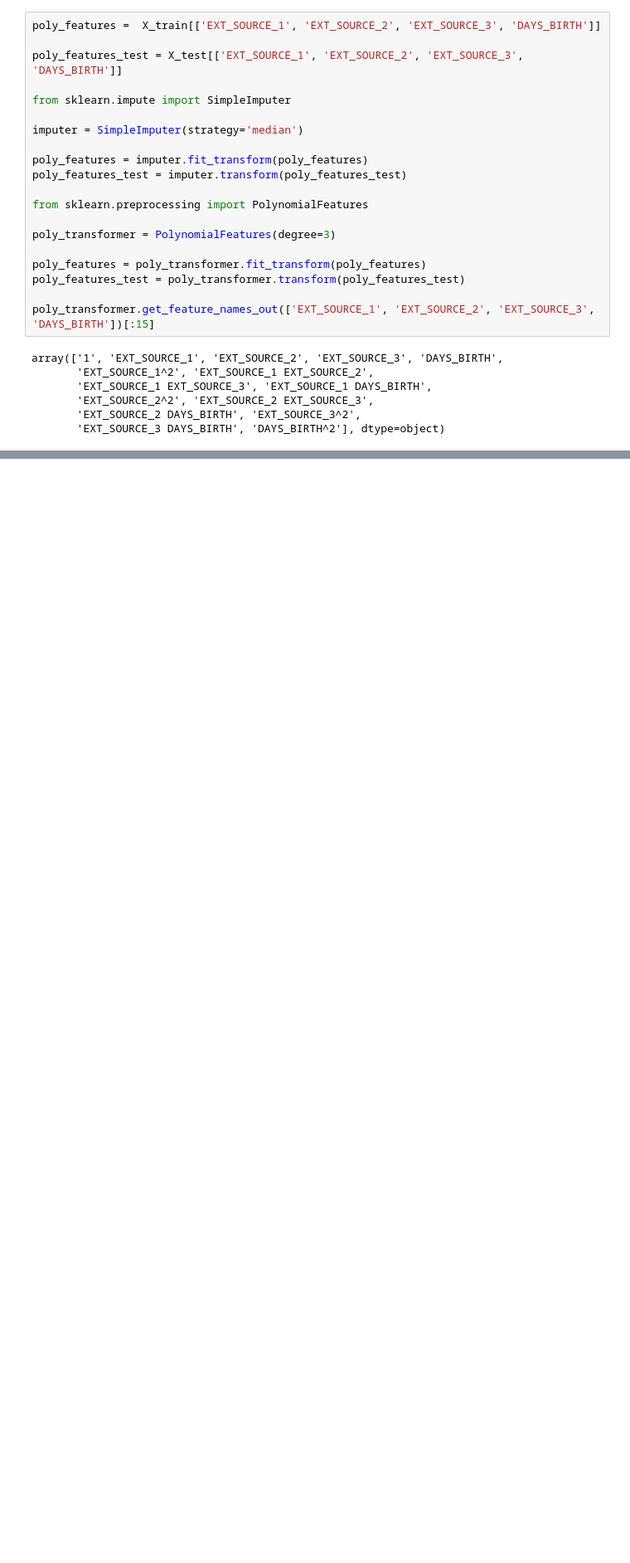
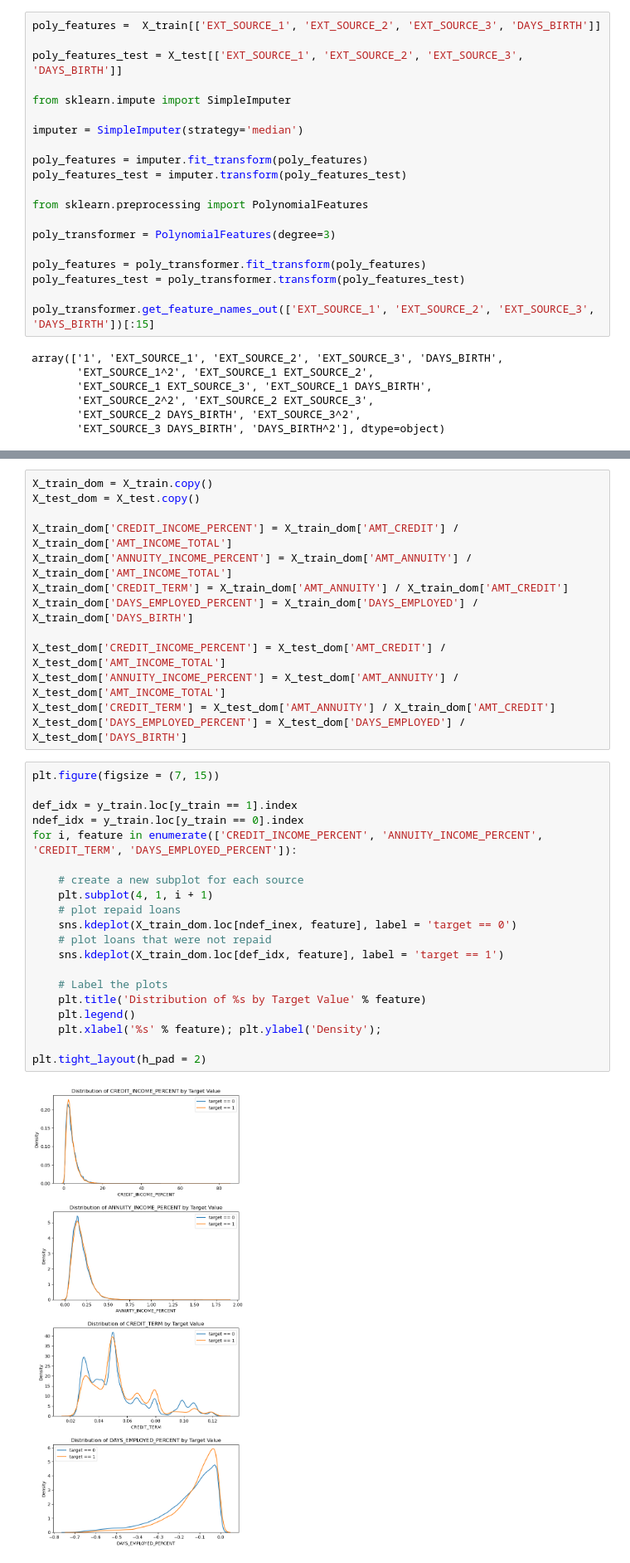
Before and after one commit to ABorda01/Project-Home-Credit-Default-Risk, a Jupyter notebook: EDA.ipynb, the cells around one changed output, grey strips where cells are left out. Shown at 83% size. Cells and saved outputs as stored; diff of their text form; blank space fills up the shorter version.

```diff
--- a/EDA.ipynb
+++ b/EDA.ipynb
@@ -353,0 +399,35 @@ poly_features
+# %%
+X_train_dom = X_train.copy()
+X_test_dom = X_test.copy()
+
+X_train_dom['CREDIT_INCOME_PERCENT'] = X_train_dom['AMT_CREDIT'] / X_train_dom['AMT_INCOME_TOTAL']
+X_train_dom['ANNUITY_INCOME_PERCENT'] = X_train_dom['AMT_ANNUITY'] / X_train_dom['AMT_INCOME_TOTAL']
+X_train_dom['CREDIT_TERM'] = X_train_dom['AMT_ANNUITY'] / X_train_dom['AMT_CREDIT']
+X_train_dom['DAYS_EMPLOYED_PERCENT'] = X_train_dom['DAYS_EMPLOYED'] / X_train_dom['DAYS_BIRTH']
+
+X_test_dom['CREDIT_INCOME_PERCENT'] = X_test_dom['AMT_CREDIT'] / X_test_dom['AMT_INCOME_TOTAL']
+X_test_dom['ANNUITY_INCOME_PERCENT'] = X_test_dom['AMT_ANNUITY'] / X_test_dom['AMT_INCOME_TOTAL']
+X_test_dom['CREDIT_TERM'] = X_test_dom['AMT_ANNUITY'] / X_train_dom['AMT_CREDIT']
+X_test_dom['DAYS_EMPLOYED_PERCENT'] = X_test_dom['DAYS_EMPLOYED'] / X_test_dom['DAYS_BIRTH']
+# %%
+plt.figure(figsize = (7, 15))
+
+def_idx = y_train.loc[y_train == 1].index
+ndef_idx = y_train.loc[y_train == 0].index
+for i, feature in enumerate(['CREDIT_INCOME_PERCENT', 'ANNUITY_INCOME_PERCENT', 'CREDIT_TERM', 'DAYS_EMPLOYED_PERCENT']):
+
+    # create a new subplot for each source
+    plt.subplot(4, 1, i + 1)
+    # plot repaid loans
+    sns.kdeplot(X_train_dom.loc[ndef_inex, feature], label = 'target == 0')
+    # plot loans that were not repaid
+    sns.kdeplot(X_train_dom.loc[def_idx, feature], label = 'target == 1')
+
+    # Label the plots
+    plt.title('Distribution of %s by Target Value' % feature)
+    plt.legend()
+    plt.xlabel('%s' % feature); plt.ylabel('Density');
+
+plt.tight_layout(h_pad = 2)
+# %% [output]
+[figure, added]
```
Also changed, not shown: parts of 15 cells of this notebook.
